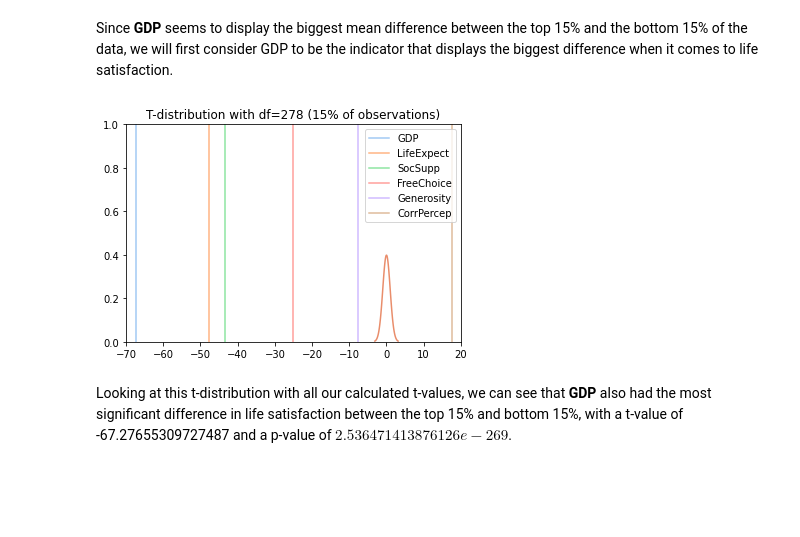
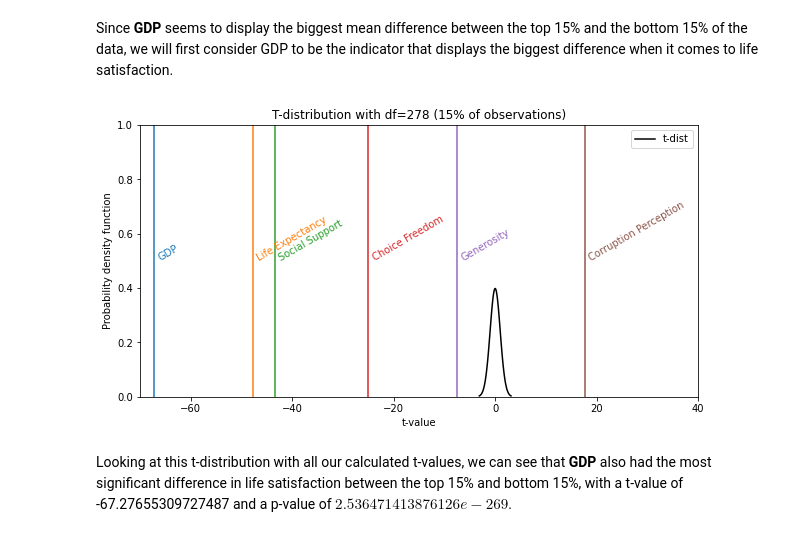
Before and after one commit to alanlwang1/COGS108_Final, a Jupyter notebook: FinalProject_group036.ipynb, the cells around one changed output. Drawn from its saved outputs; the diff is of its cells as text; code cells hidden in the pictures; blank space fills up the shorter version.

Commit message:
update colors again, revise t distribution viz

```diff
--- a/FinalProject_group036.ipynb
+++ b/FinalProject_group036.ipynb
@@ -188,7 +188,7 @@ df2
 We first want to see the distributions of each variable visually to spot any skewness for possible outliers that may exist (within df1 and df2, per category). Because df2 only lacks the data from year 2021, there isn't much of a difference when it comes shape, center, and variability. Hence, the following statements apply to both dataframes.
 # %%
 # Plotting GDP, life expectancy, social support, and freedom to make choices from 2021
-palette = sns.color_palette('pastel');
+palette = sns.color_palette('tab10');
 fig, (ax1, ax2, ax3, ax4) = plt.subplots(ncols=4, sharey=True)
 sns.set_palette("flare")
 sns.histplot(df1['GDP'], ax=ax1, kde=False, bins=30, color=palette[0])
@@ -613,28 +613,32 @@ max_diff
 # %% [markdown]
 Since **GDP** seems to display the biggest mean difference between the top 15% and the bottom 15% of the data, we will first consider GDP to be the indicator that displays the biggest difference when it comes to life satisfaction.
 # %%
-# Plot t values in t distribution for comparison
+# Plot t values in distribution of t probability density function for comparison
 # Source http://pytolearn.csd.auth.gr/d1-hyptest/11/t-distro.html
 # Make t distribution
 df = len(top15_gdp['life_satisfaction']) - 1
 rv = t(df, loc=0, scale=1)
 x = np.linspace(rv.ppf(0.001), rv.ppf(0.999), 100)
 y = rv.pdf(x)
 
-plt.xlim(-70, 20)
+plt.figure(figsize=(10,5))
+plt.xlim(-70, 40)
 plt.ylim(0, 1)
-plt.plot(x,y)
+plt.plot(x,y, color='black', label='t-dist')
 
 # Plot t values
 t_vals = [t_val_gdp, t_val_le, t_val_ss, t_val_cf, t_val_g, t_val_cp]
-labels = ['GDP', 'LifeExpect', 'SocSupp', 'FreeChoice', 'Generosity', 'CorrPercep']
+labels = ['GDP', 'Life Expectancy', 'Social Support', 'Choice Freedom', 'Generosity', 'Corruption Perception']
 for i in range(len(t_vals)):
-    plt.axvline(x=t_vals[i], ymin=0, ymax=1, color=palette[i], label=labels[i])
+    plt.axvline(x=t_vals[i], ymin=0, ymax=1, color=palette[i])
+    plt.text(t_vals[i] + 0.5,0.5,labels[i], color=palette[i], rotation=30)
 plt.title('T-distribution with df=278 (15% of observations)')
+plt.ylabel('Probability density function')
+plt.xlabel('t-value')
 plt.legend()
 plt.show()
 # %% [output]
-[figure, old version]
+[figure, new version]
 # %% [markdown]
 Looking at this t-distribution with all our calculated t-values, we can see that **GDP** also had the most significant difference in life satisfaction between the top 15% and bottom 15%, with a t-value of -67.27655309727487 and a p-value of $2.536471413876126e-269$.
 # %% [markdown]
```
Also changed, not shown: parts of 17 cells of this notebook.
